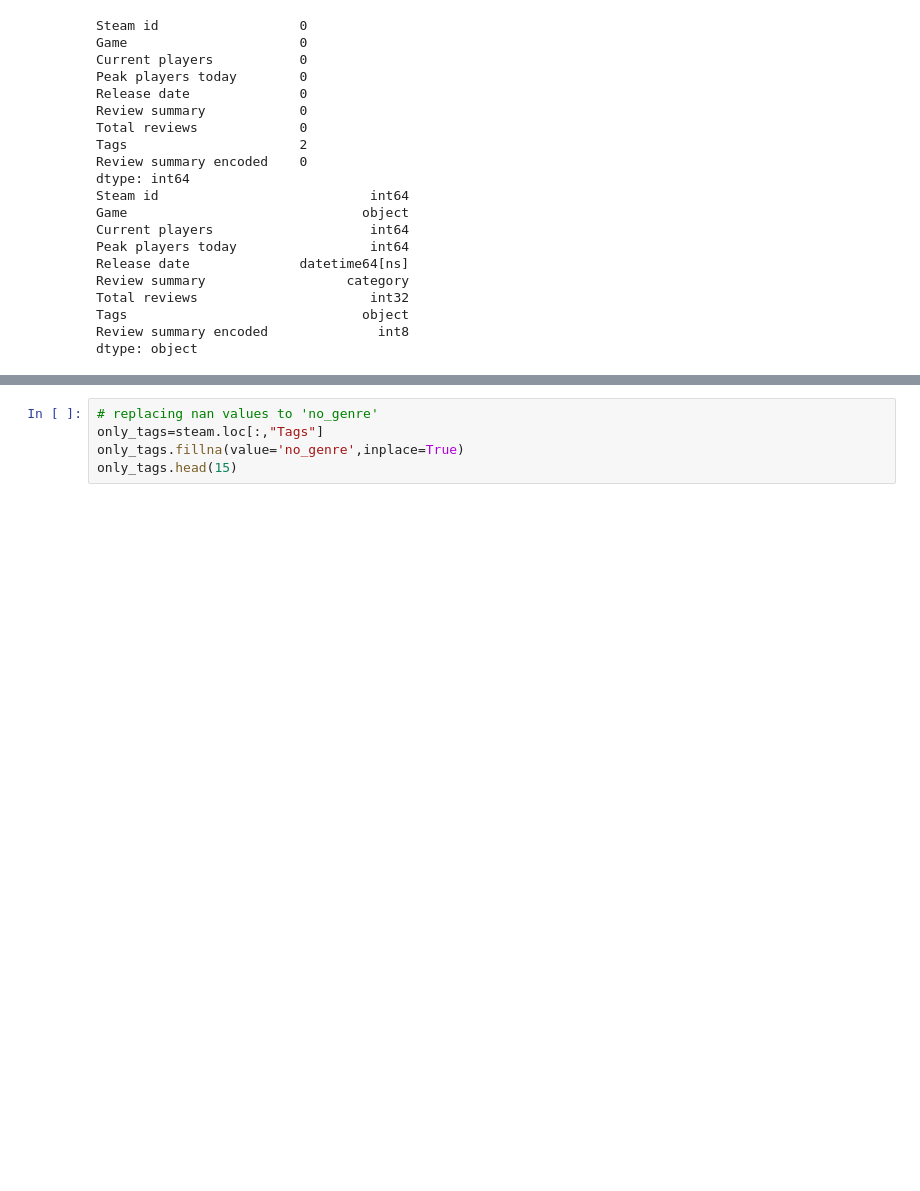
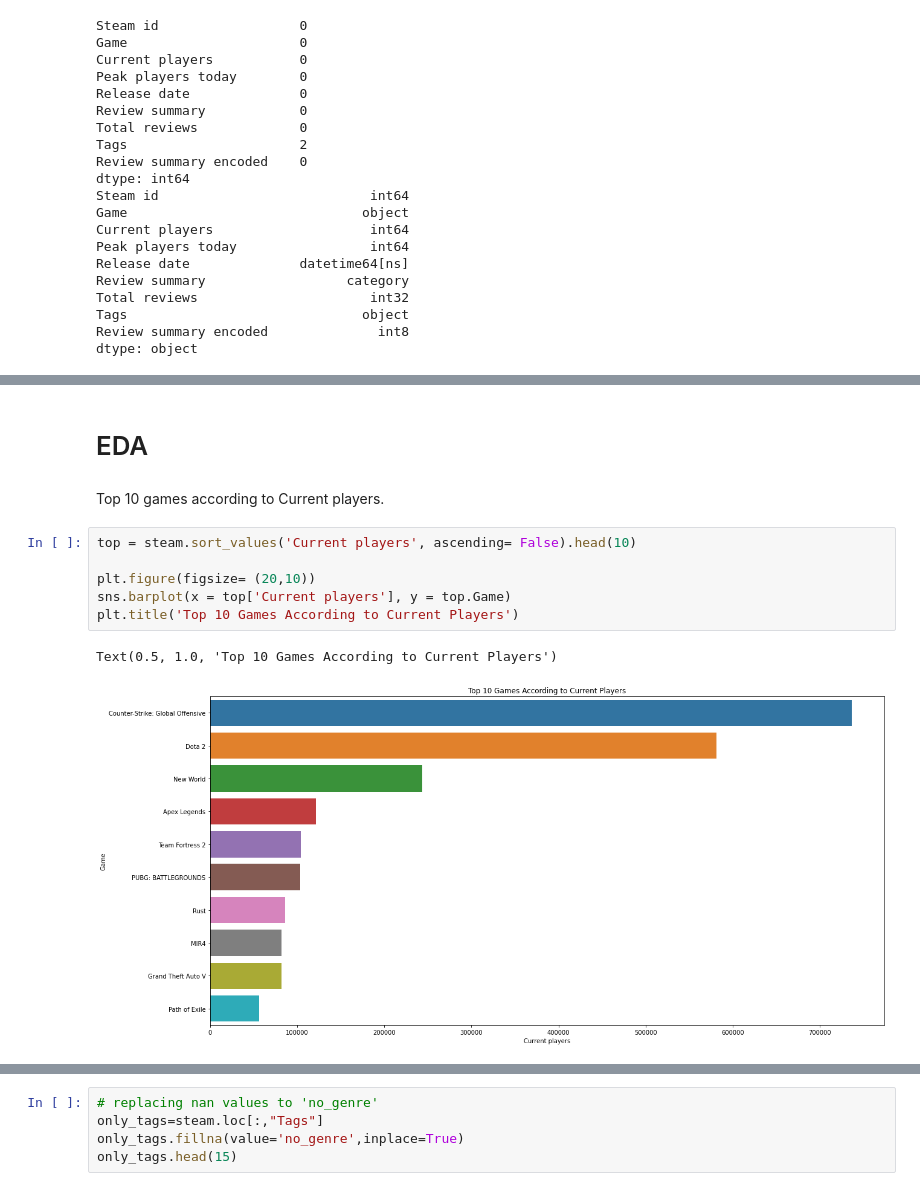
Before and after one commit to viz-graffito/Steam_Nov_Dataset_EDA, a Jupyter notebook: main.ipynb, the cells around one changed output, grey strips where cells are left out. Saved outputs shown, nothing was run; the diff lists cells and outputs as text; blank space fills up the shorter version.

```diff
--- a/main.ipynb
+++ b/main.ipynb
@@ -179,3 +226,16 @@ display(steam.head())
 | 2 | 1063730 | New World | 243815 | 307146 | 2021-09-28 | 2021 | Mostly Positive | ... |
 | 3 | 1172470 | Apex Legends | 121313 | 245235 | 2020-11-04 | 2020 | Very Positive | ... |
 | 4 | 440 | Team Fortress 2 | 104477 | 111884 | 2007-10-10 | 2007 | Very Positive | ... |
+# %% [markdown]
+# EDA<a class="anchor" id="EDA"></a>
+# %% [markdown]
+Top 10 games according to Current players.<a class="anchor" id="top"></a>
+# %%
+top = steam.sort_values('Current players', ascending= False).head(10)
+
+plt.figure(figsize= (20,10))
+sns.barplot(x = top['Current players'], y = top.Game)
+plt.title('Top 10 Games According to Current Players')
+# %% [output]
+Text(0.5, 1.0, 'Top 10 Games According to Current Players')
+[figure, added]
```
Also changed, not shown: parts of 34 cells of this notebook.
